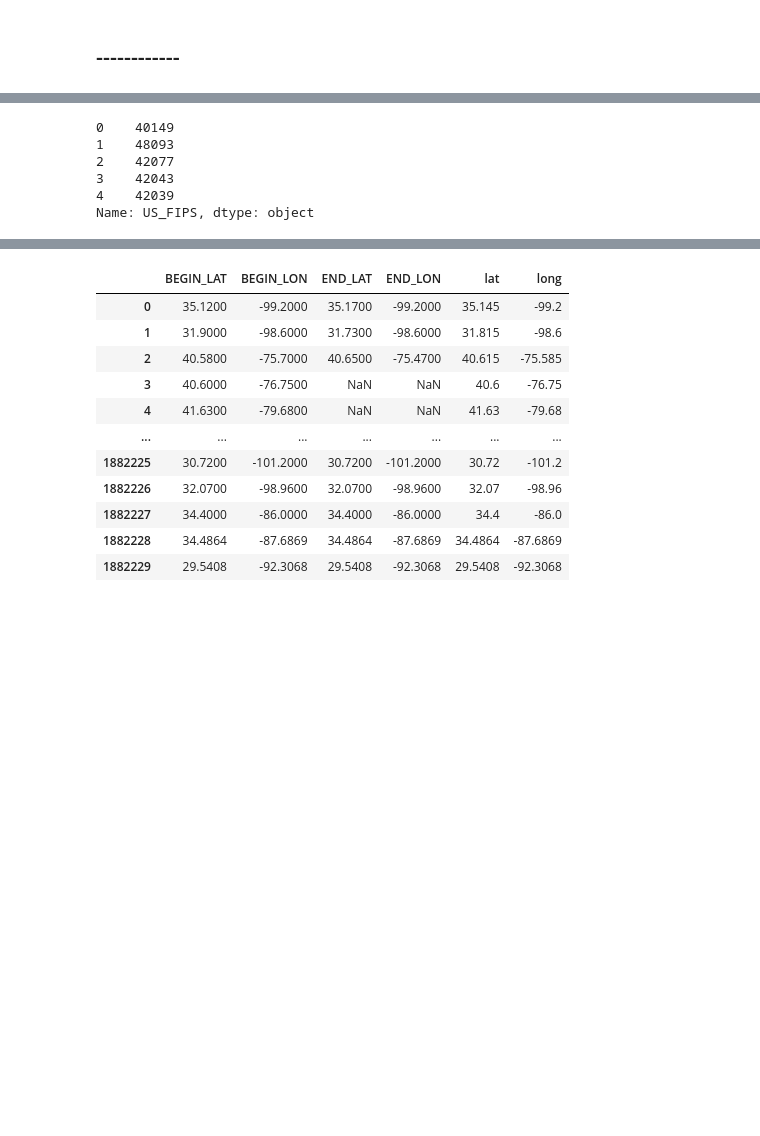
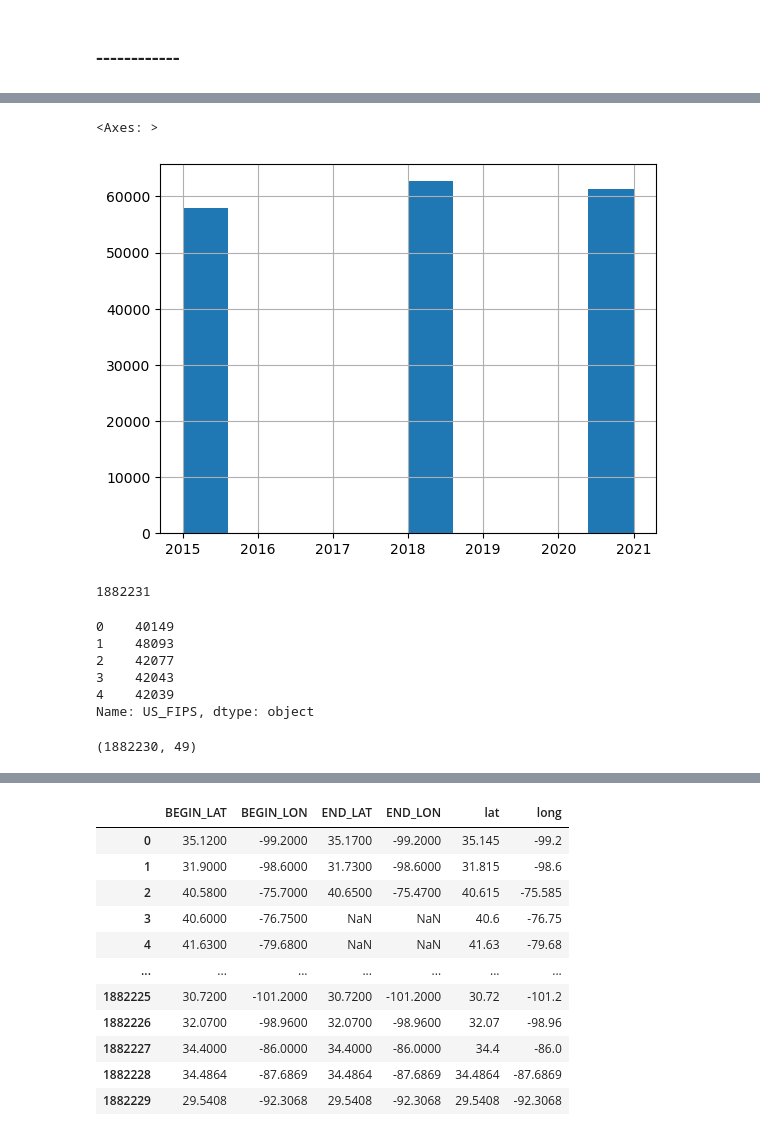
Before and after one commit to EtienneCap/USHazardModelling, a Jupyter notebook: Notebooks/discrepencies.ipynb, the cells around one changed output, grey strips where cells are left out. Cells and saved outputs as stored; diff of their text form; code cells hidden in the pictures; blank space fills up the shorter version.

```diff
--- a/Notebooks/discrepencies.ipynb
+++ b/Notebooks/discrepencies.ipynb
@@ -69,0 +93,2 @@ dtype: object
+# %%
+mask = storm_data["EVENT_ID"].duplicated()
@@ -70,3 +101,12 @@ dtype: object
+# %%
+storm_data[mask]["YEAR"].hist()
+# %% [output]
+<Axes: >
+[figure, added]
+# %%
+storm_data.shape[0] - storm_data["EVENT_ID"].duplicated().sum()
+# %% [output]
+1882231
 # %%
 storm_data["US_FIPS"] = (storm_data["STATE_FIPS"] * 1000 + storm_data["CZ_FIPS"]).astype("Int64").astype('str')
 storm_data["US_FIPS"].head()
@@ -80,6 +120,10 @@ Name: US_FIPS, dtype: object
 # %%
 # Joining the mappinf table with the storm_data dataset
 storm_data = storm_data.join(FIPS_mapping[["CZ_TYPE", "US_FIPS", "lat", "long"]].set_index(["US_FIPS", "CZ_TYPE"]), on = ["US_FIPS", "CZ_TYPE"])
+# %%
+storm_data.shape
+# %% [output]
+(1882230, 49)
 # %%
 def harmonize_coordinate_lat(x):
     if not np.isnan(x["BEGIN_LAT"]):
```
Also changed, not shown: parts of 11 cells of this notebook, 6 other files.
